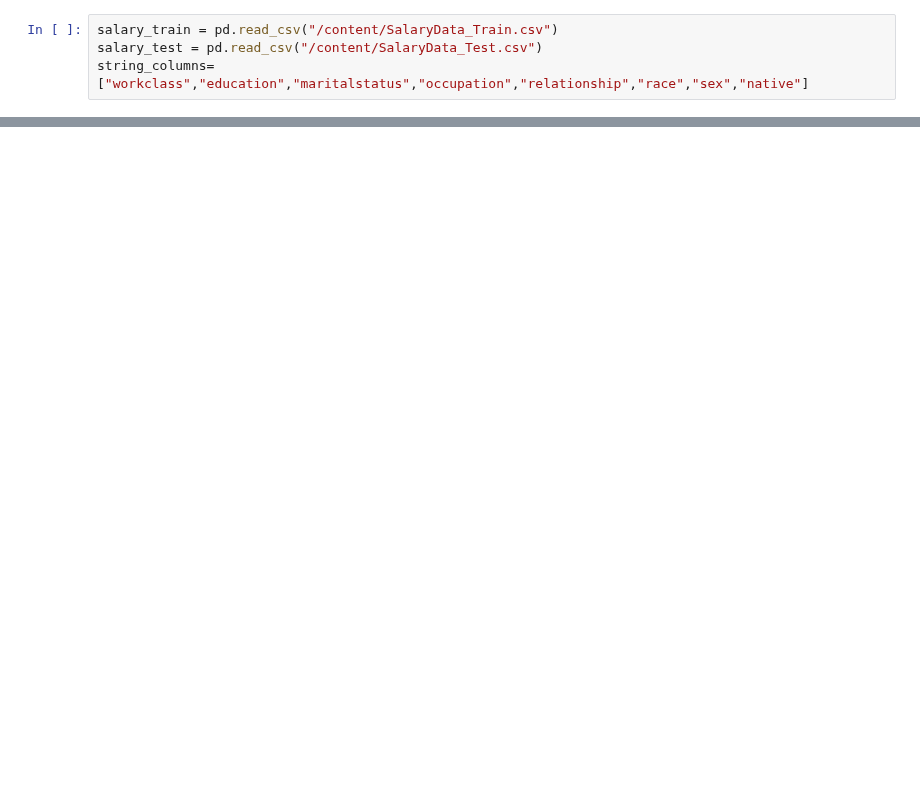
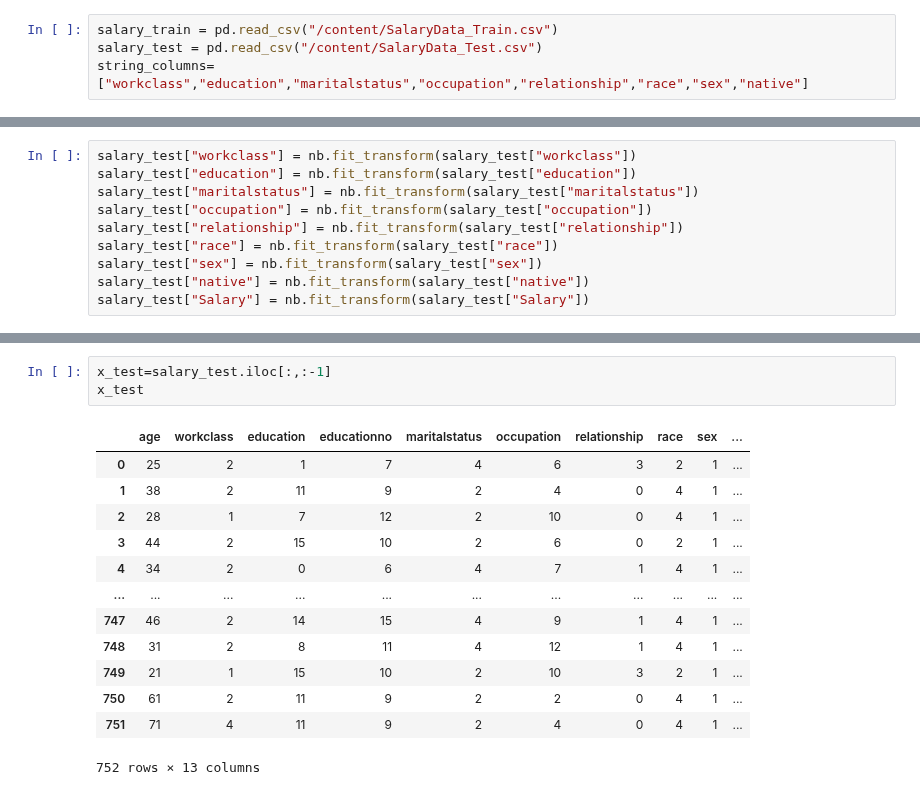
Before and after one commit to Bhavin52/Assignment, a Jupyter notebook: SVM_Q1.ipynb, the cells around one changed output, grey strips where cells are left out. Cells and saved outputs as stored; diff of their text form; blank space fills up the shorter version.

```diff
--- a/SVM_Q1.ipynb
+++ b/SVM_Q1.ipynb
@@ -46,0 +135,10 @@ confusion_matrix(testX,predY)
+# %%
+salary_test["workclass"] = nb.fit_transform(salary_test["workclass"])
+salary_test["education"] = nb.fit_transform(salary_test["education"])
+salary_test["maritalstatus"] = nb.fit_transform(salary_test["maritalstatus"])
+salary_test["occupation"] = nb.fit_transform(salary_test["occupation"])
+salary_test["relationship"] = nb.fit_transform(salary_test["relationship"])
+salary_test["race"] = nb.fit_transform(salary_test["race"])
+salary_test["sex"] = nb.fit_transform(salary_test["sex"])
+salary_test["native"] = nb.fit_transform(salary_test["native"])
+salary_test["Salary"] = nb.fit_transform(salary_test["Salary"])
@@ -46,0 +178,17 @@ confusion_matrix(testX,predY)
+# %%
+x_test=salary_test.iloc[:,:-1]
+x_test
+# %% [output]
+|  | age | workclass | education | educationno | maritalstatus | occupation | relationship | race | sex | ... |
+| 0 | 25 | 2 | 1 | 7 | 4 | 6 | 3 | 2 | 1 | ... |
+| 1 | 38 | 2 | 11 | 9 | 2 | 4 | 0 | 4 | 1 | ... |
+| 2 | 28 | 1 | 7 | 12 | 2 | 10 | 0 | 4 | 1 | ... |
+| 3 | 44 | 2 | 15 | 10 | 2 | 6 | 0 | 2 | 1 | ... |
+| 4 | 34 | 2 | 0 | 6 | 4 | 7 | 1 | 4 | 1 | ... |
+| ... | ... | ... | ... | ... | ... | ... | ... | ... | ... | ... |
+| 747 | 46 | 2 | 14 | 15 | 4 | 9 | 1 | 4 | 1 | ... |
+| 748 | 31 | 2 | 8 | 11 | 4 | 12 | 1 | 4 | 1 | ... |
+| 749 | 21 | 1 | 15 | 10 | 2 | 10 | 3 | 2 | 1 | ... |
+| 750 | 61 | 2 | 11 | 9 | 2 | 2 | 0 | 4 | 1 | ... |
+| 751 | 71 | 4 | 11 | 9 | 2 | 4 | 0 | 4 | 1 | ... |
+752 rows × 13 columns
```
Also changed, not shown: parts of 43 cells of this notebook.
